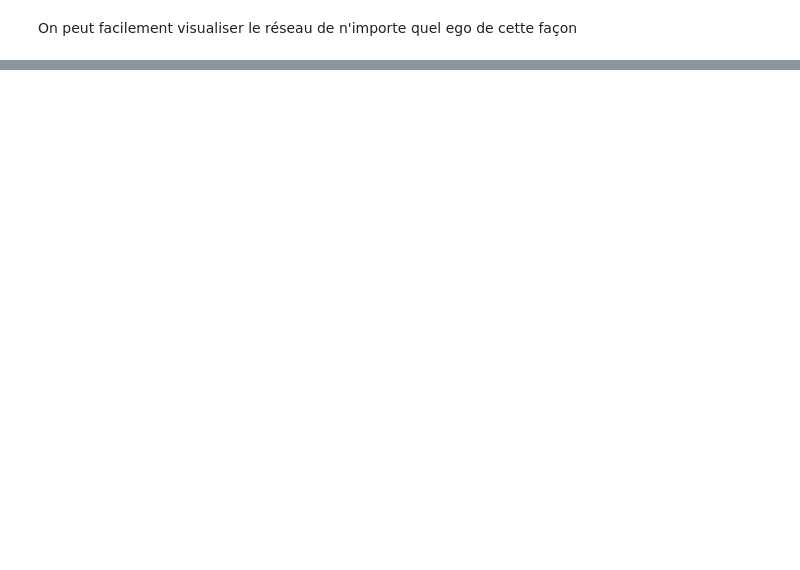
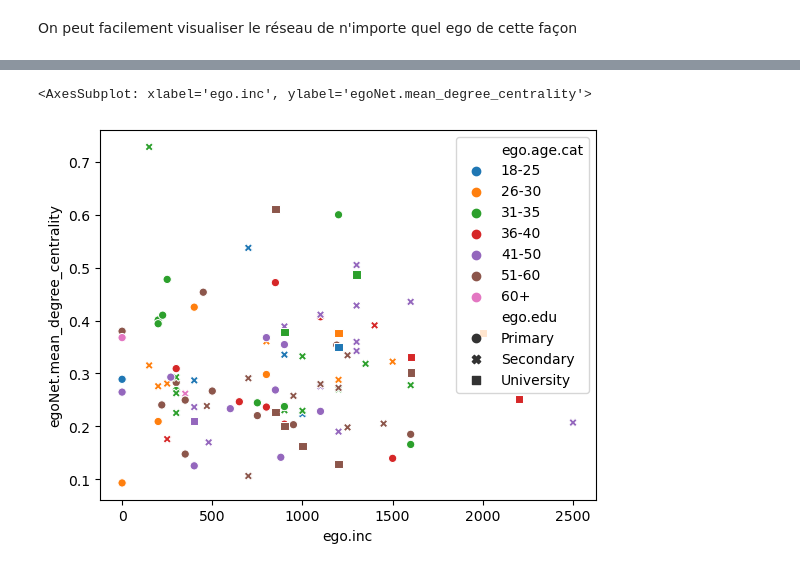
Before and after one commit to LeoMaurice/reseau_class, a Jupyter notebook: project_migrants/src/integration_analysis.ipynb, the cells around one changed output, grey strips where cells are left out. Cells and saved outputs as stored; diff of their text form; code cells hidden in the pictures; blank space fills up the shorter version.

```diff
--- a/project_migrants/src/integration_analysis.ipynb
+++ b/project_migrants/src/integration_analysis.ipynb
@@ -29,0 +48,26 @@ nx.draw(Egos.loc[149,"egoNet"])
+# %%
+# ---- Mean local structures
+nb_isolates = lambda net: len(list(nx.isolates(net)))
+Egos["egoNet.nb_isolates"] = Egos["egoNet"].apply(nb_isolates)
+# triads
+Egos["egoNet.transitivity"] = Egos["egoNet"].apply(nx.transitivity)
+
+Egos["egoNet.average_clustering"] = Egos["egoNet"].apply(nx.average_clustering)
+
+# ---- Global structures : cohesion
+Egos["egoNet.density"] = Egos["egoNet"].apply(nx.density)
+
+# ---- Global structures : connectivity -> not for undirected networks
+
+# ---- Global structures : centrality
+mean_degree_centrality = lambda net : np.mean(list(nx.degree_centrality(net).values()))
+Egos["egoNet.mean_degree_centrality"] = Egos["egoNet"].apply(mean_degree_centrality)
+
+mean_eigenvector_centrality = lambda net : np.mean(list(nx.eigenvector_centrality(net).values()))
+Egos["egoNet.mean_eigenvector_centrality"] = Egos["egoNet"].apply(mean_eigenvector_centrality)
+
+mean_betweenness_centrality = lambda net : np.mean(list(nx.betweenness_centrality(net).values()))
+Egos["egoNet.mean_betweenness_centrality"] = Egos["egoNet"].apply(mean_betweenness_centrality)
+
+mean_closeness_centrality = lambda net : np.mean(list(nx.closeness_centrality(net).values()))
+Egos["egoNet.mean_closeness_centrality"] = Egos["egoNet"].apply(mean_closeness_centrality)
@@ -29,0 +76,7 @@ nx.draw(Egos.loc[149,"egoNet"])
+# %%
+reference_year = 2018 # year of Vacca's publication
+Egos["ego.years_since_arr"] = reference_year - Egos["ego.arr"]
+
+sns.scatterplot(data = Egos, x = "ego.years_since_arr", y = "egoNet.mean_degree_centrality",
+                hue= "ego.age.cat",hue_order=order_age_cat,
+                style="ego.edu", style_order=order_edu_cat)
@@ -29,0 +86,7 @@ nx.draw(Egos.loc[149,"egoNet"])
+# %%
+sns.scatterplot(data = Egos, x = "ego.inc", y = "egoNet.mean_degree_centrality",
+                hue= "ego.age.cat",hue_order=order_age_cat,
+                style="ego.edu", style_order=order_edu_cat)
+# %% [output]
+<AxesSubplot: xlabel='ego.inc', ylabel='egoNet.mean_degree_centrality'>
+[figure, added]
```
Also changed, not shown: parts of 29 cells of this notebook.
